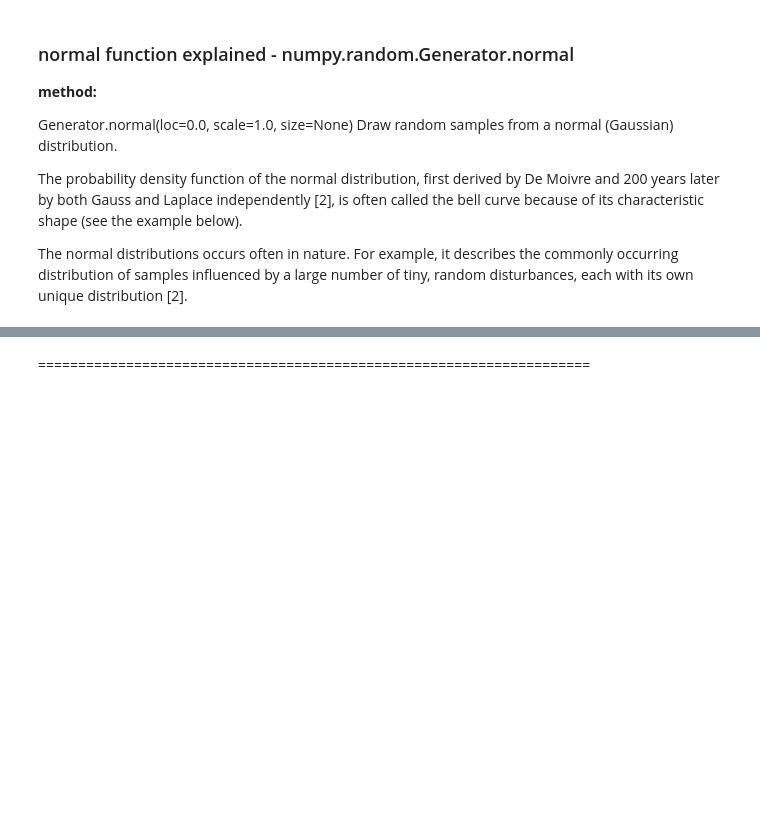
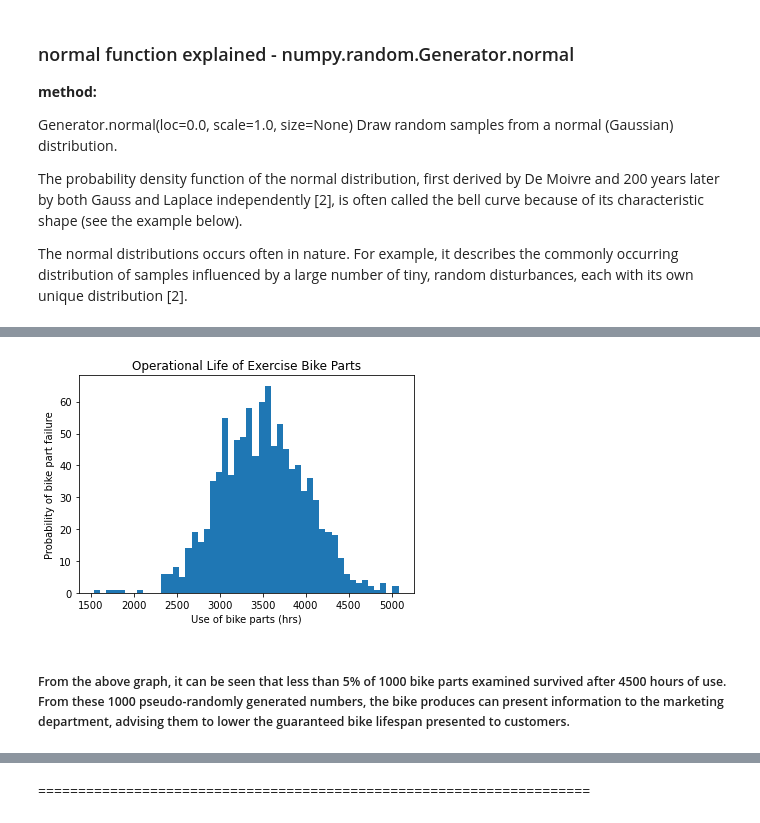
Before and after one commit to PJFinnerty/52465-Assignment, a Jupyter notebook: Practical Assignment.ipynb, the cells around one changed output, grey strips where cells are left out. Saved outputs shown, nothing was run; the diff lists cells and outputs as text; code cells hidden in the pictures; blank space fills up the shorter version.

```diff
--- a/Practical Assignment.ipynb
+++ b/Practical Assignment.ipynb
@@ -413,0 +481,13 @@ Drawn samples from the parameterized normal distribution.
+# %%
+mu, sigma = 3500, 500 # mean and standard deviation
+rng = np.random.default_rng().normal(mu, sigma, 1000)
+# %%
+plt.hist(rng, bins=50)
+plt.title("Operational Life of Exercise Bike Parts")
+plt.xlabel("Use of bike parts (hrs)")
+plt.ylabel("Probability of bike part failure")
+plt.show()
+# %% [output]
+[figure, added]
+# %% [markdown]
+##### From the above graph, it can be seen that less than 5% of 1000 bike parts examined survived after 4500 hours of use. From these 1000 pseudo-randomly generated numbers, the bike produces can present information to the marketing department, advising them to lower the guaranteed bike lifespan presented to customers.
```
Also changed, not shown: parts of 58 cells of this notebook.
